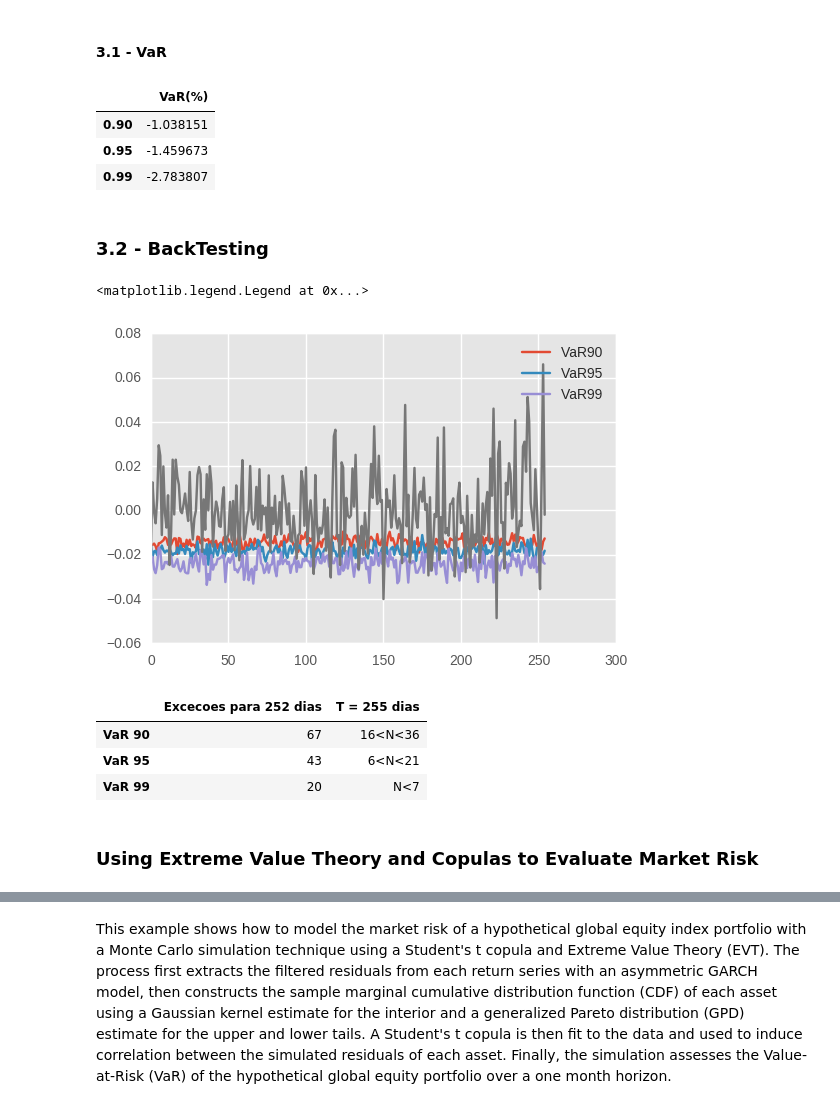
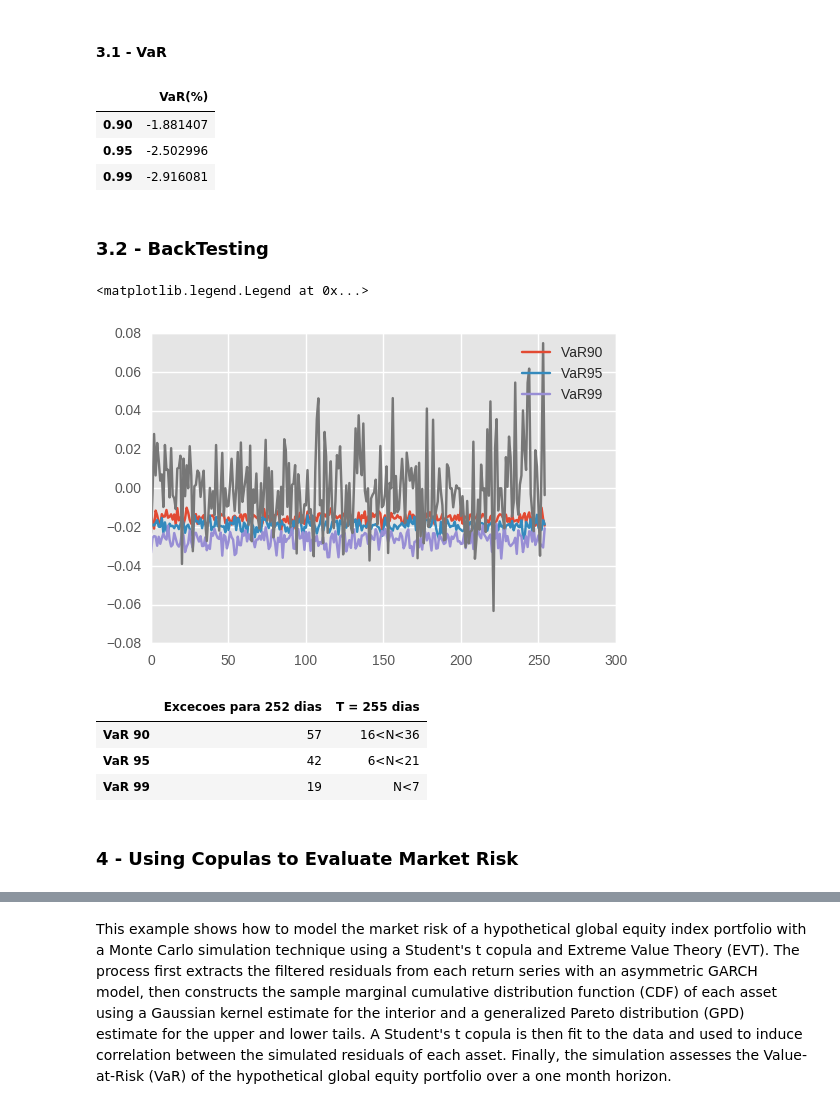
Before and after one commit to helderrezende/TCC, a Jupyter notebook: TCC Helder.ipynb, the cells around one changed output, grey strips where cells are left out. Cells and saved outputs as stored; diff of their text form; code cells hidden in the pictures.

Commit message:
backtesting copula e acertando erros

```diff
--- a/TCC Helder.ipynb
+++ b/TCC Helder.ipynb
@@ -447,7 +448,7 @@ def monte_carlo(cotacoes):
     runs = 100
     simulations = []
     for run in range(runs):
-        simulations.append(random_walk(cotacoes_bovespa))
+        simulations.append(random_walk(cotacoes_carteira))
     simulations = pd.DataFrame([simulations]).transpose()
     return simulations
 
@@ -463,9 +464,9 @@ var_montecarlo['VaR(%)'] = [var_90_montecarlo*100,var_95_montecarlo*100,var_99_m
 var_montecarlo
 # %% [output]
 |  | VaR(%) |
-| 0.90 | -1.038151 |
-| 0.95 | -1.459673 |
-| 0.99 | -2.783807 |
+| 0.90 | -1.881407 |
+| 0.95 | -2.502996 |
+| 0.99 | -2.916081 |
 # %% [markdown]
 ### 3.2 - BackTesting
 # %%
@@ -477,37 +478,37 @@ count99 = 0
 count90 = 0
 for x in range(inicio,final):
 
-    lista_var95.append(monte_carlo(cotacoes_carteira.ix[x-255:x]).quantile(0.05)[0])
+    lista_var95.append(monte_carlo(cotacoes_carteira.ix[x-60:x]).quantile(0.05)[0])
     if lista_var95[-1] > retornos_carteira.iloc[x-1]:
         count95 += 1
 
-    lista_var90.append(monte_carlo(cotacoes_carteira.ix[x-255:x]).quantile(0.10)[0])
+    lista_var90.append(monte_carlo(cotacoes_carteira.ix[x-60:x]).quantile(0.10)[0])
     if lista_var90[-1] > retornos_carteira.iloc[x-1]:
         count90 += 1
 
-    lista_var99.append(monte_carlo(cotacoes_carteira.ix[x-255:x]).quantile(0.01)[0])
+    lista_var99.append(monte_carlo(cotacoes_carteira.ix[x-60:x]).quantile(0.01)[0])
     if lista_var99[-1] > retornos_carteira.iloc[x-1]:
         count99 += 1
 # %%
 plt.plot(lista_var90, label = 'VaR90')
 plt.plot(lista_var95, label = 'VaR95')
 plt.plot(lista_var99, label = 'VaR99')
-plt.plot(retornos_bovespa_plot.as_matrix())
+plt.plot(retornos_carteira_plot.as_matrix())
 plt.legend()
 # %% [output]
 <matplotlib.legend.Legend at 0x...>
-[figure, old version]
+[figure, new version]
 # %%
 backtesting_montecarlo = pd.DataFrame([count90,count95,count99] , index = ["VaR 90","VaR 95","VaR 99"], columns =  ["Excecoes para 252 dias"])
 backtesting_montecarlo["T = 255 dias"] = ["16<N<36","6<N<21","N<7"]
 backtesting_montecarlo
 # %% [output]
 |  | Excecoes para 252 dias | T = 255 dias |
-| VaR 90 | 67 | 16<N<36 |
-| VaR 95 | 43 | 6<N<21 |
-| VaR 99 | 20 | N<7 |
+| VaR 90 | 57 | 16<N<36 |
+| VaR 95 | 42 | 6<N<21 |
+| VaR 99 | 19 | N<7 |
 # %% [markdown]
-### Using Extreme Value Theory and Copulas to Evaluate Market Risk
+### 4 - Using Copulas to Evaluate Market Risk
 # %% [markdown]
 <img src="image.JPG">
 # %% [markdown]
```
Also changed, not shown: parts of 18 cells of this notebook, 5 other files.
